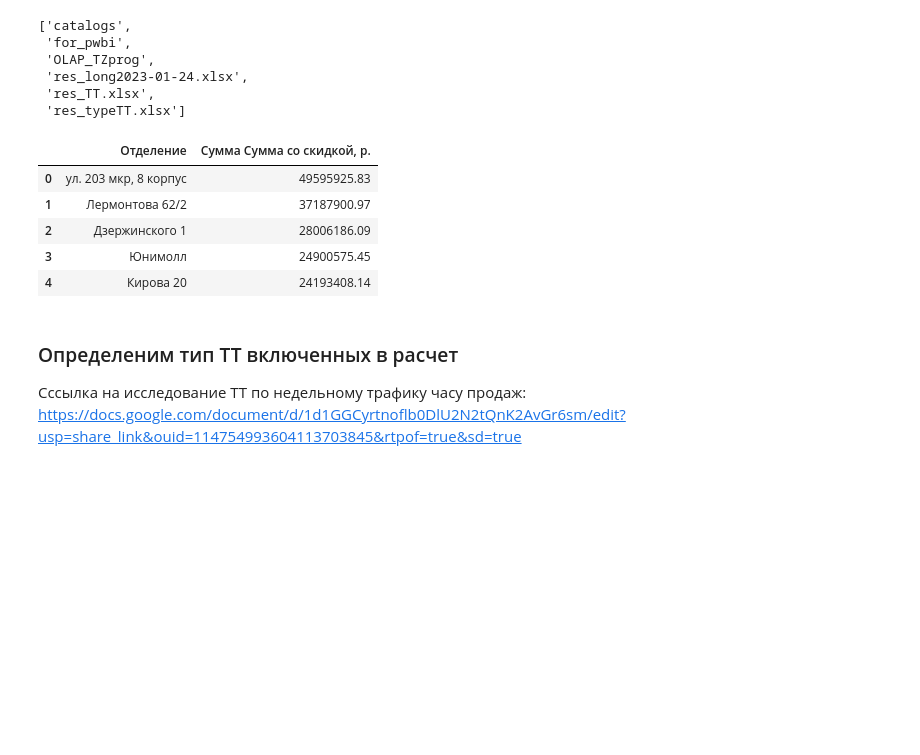
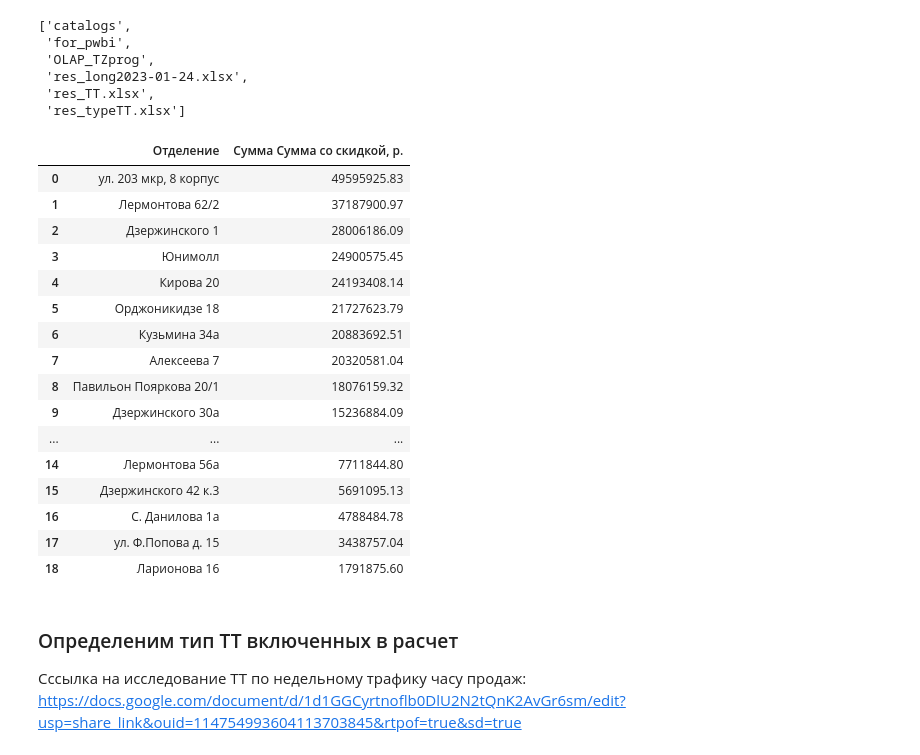
Before and after one commit to KeskilV/rb_daypp, a Jupyter notebook: ipynb/TZ_DPP.ipynb, the cells around one changed output. Drawn from its saved outputs; the diff is of its cells as text; code cells hidden in the pictures; blank space fills up the shorter version.

```diff
--- a/ipynb/TZ_DPP.ipynb
+++ b/ipynb/TZ_DPP.ipynb
@@ -224,16 +251,27 @@ os.listdir('../data')
  'res_TT.xlsx',
  'res_typeTT.xlsx']
 # %%
-typett = pd.read_csv('../data/Выбор ТТ для анализа - 23-01-19.csv')
+typett = pd.read_csv('../data/catalogs/Выбор ТТ для анализа - 23-01-19.csv')
 #Перечень всех скачанных ТТ
-typett.head()
+typett
 # %% [output]
 |  | Отделение | Сумма Сумма со скидкой, р. |
 | 0 | ул. 203 мкр, 8 корпус | 49595925.83 |
 | 1 | Лермонтова 62/2 | 37187900.97 |
 | 2 | Дзержинского 1 | 28006186.09 |
 | 3 | Юнимолл | 24900575.45 |
 | 4 | Кирова 20 | 24193408.14 |
+| 5 | Орджоникидзе 18 | 21727623.79 |
+| 6 | Кузьмина 34а | 20883692.51 |
+| 7 | Алексеева 7 | 20320581.04 |
+| 8 | Павильон Пояркова 20/1 | 18076159.32 |
+| 9 | Дзержинского 30а | 15236884.09 |
+| ... | ... | ... |
+| 14 | Лермонтова 56а | 7711844.80 |
+| 15 | Дзержинского 42 к.3 | 5691095.13 |
+| 16 | С. Данилова 1а | 4788484.78 |
+| 17 | ул. Ф.Попова д. 15 | 3438757.04 |
+| 18 | Ларионова 16 | 1791875.60 |
 # %% [markdown]
 ### Определеним тип ТТ включенных в расчет
 Сссылка на исследование ТТ по недельному трафику часу продаж:  https://docs.google.com/document/d/1d1GGCyrtnoflb0DlU2N2tQnK2AvGr6sm/edit?usp=share_link&ouid=114754993604113703845&rtpof=true&sd=true
```
Also changed, not shown: parts of 36 cells of this notebook, 11 other files.
